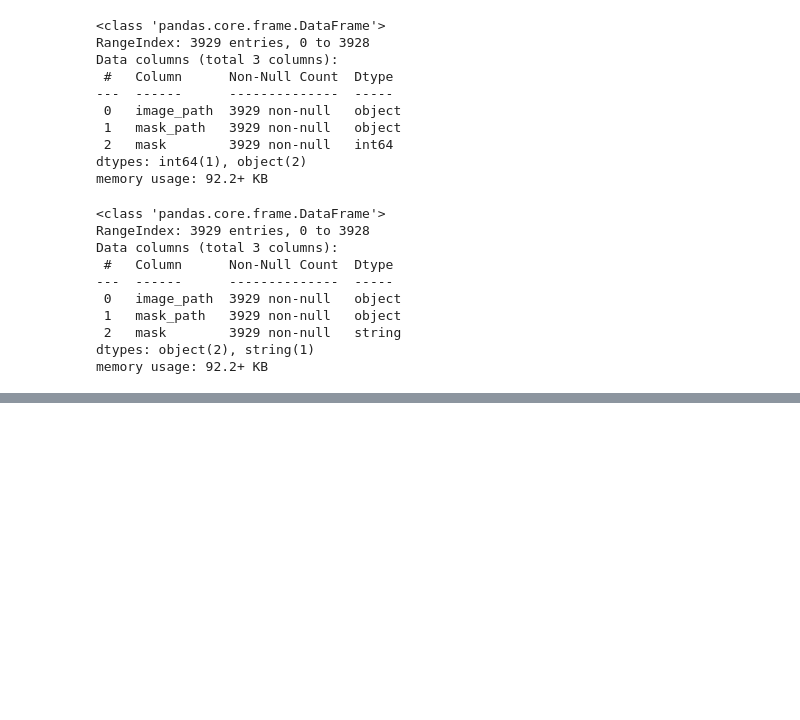
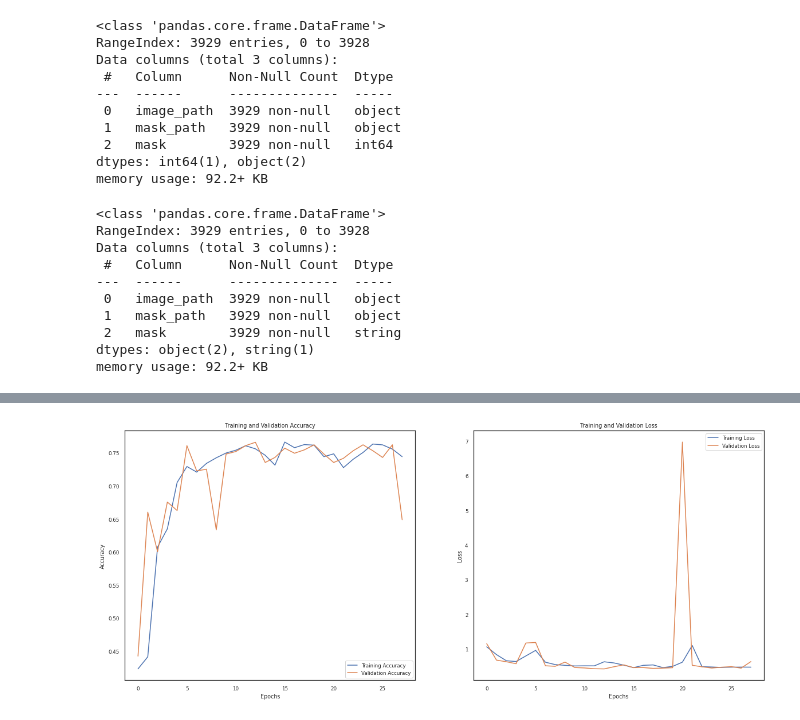
Before and after one commit to byunsy/brain-mri-segmentation, a Jupyter notebook: Brain_MRI_Segmentation.ipynb, the cells around one changed output, grey strips where cells are left out. Drawn from its saved outputs; the diff is of its cells as text; code cells hidden in the pictures; blank space fills up the shorter version.

```diff
--- a/Brain_MRI_Segmentation.ipynb
+++ b/Brain_MRI_Segmentation.ipynb
@@ -390,0 +491,20 @@ plotImages(augmented_images)
+# %%
+# Earlystopping will stop the learning process when there are no
+# ten consecutive improvements in the val_loss.
+earlystopping = EarlyStopping(monitor='val_loss',
+                              mode='min',
+                              verbose=1,
+                              patience=15)
+
+# Create a checkpoint based on val_loss
+checkpoint = tf.keras.callbacks.ModelCheckpoint(filepath="my_checkpoint.h5",
+                                                verbose=1,
+                                                save_best_only=True)
+# %%
+history = model.fit(train_data_gen,
+                    epochs=50,
+                    steps_per_epoch=int(np.ceil(train_data_gen.n / float(BATCH_SIZE))),
+                    validation_data=val_data_gen,
+                    validation_steps=int(np.ceil(val_data_gen.n / float(BATCH_SIZE))),
+                    class_weight=class_weight,
+                    callbacks=[checkpoint, earlystopping])
@@ -390,0 +529,34 @@ plotImages(augmented_images)
+# %%
+# Accuracy
+acc = history.history['accuracy']
+val_acc = history.history['val_accuracy']
+
+# Loss
+loss = history.history['loss']
+val_loss = history.history['val_loss']
+
+# x-axis
+epochs_range = range(28)
+
+# First figure: Model Accuracy
+plt.figure(figsize=(20, 8))
+plt.subplot(1, 2, 1)
+plt.plot(epochs_range, acc, label='Training Accuracy')
+plt.plot(epochs_range, val_acc, label='Validation Accuracy')
+plt.legend(loc='lower right')
+plt.title('Training and Validation Accuracy')
+plt.xlabel('Epochs')
+plt.ylabel('Accuracy')
+
+# Second figure: Model Loss
+plt.subplot(1, 2, 2)
+plt.plot(epochs_range, loss, label='Training Loss')
+plt.plot(epochs_range, val_loss, label='Validation Loss')
+plt.legend(loc='upper right')
+plt.title('Training and Validation Loss')
+plt.xlabel('Epochs')
+plt.ylabel('Loss')
+
+plt.show()
+# %% [output]
+[figure, added]
```
Also changed, not shown: parts of 28 cells of this notebook.
